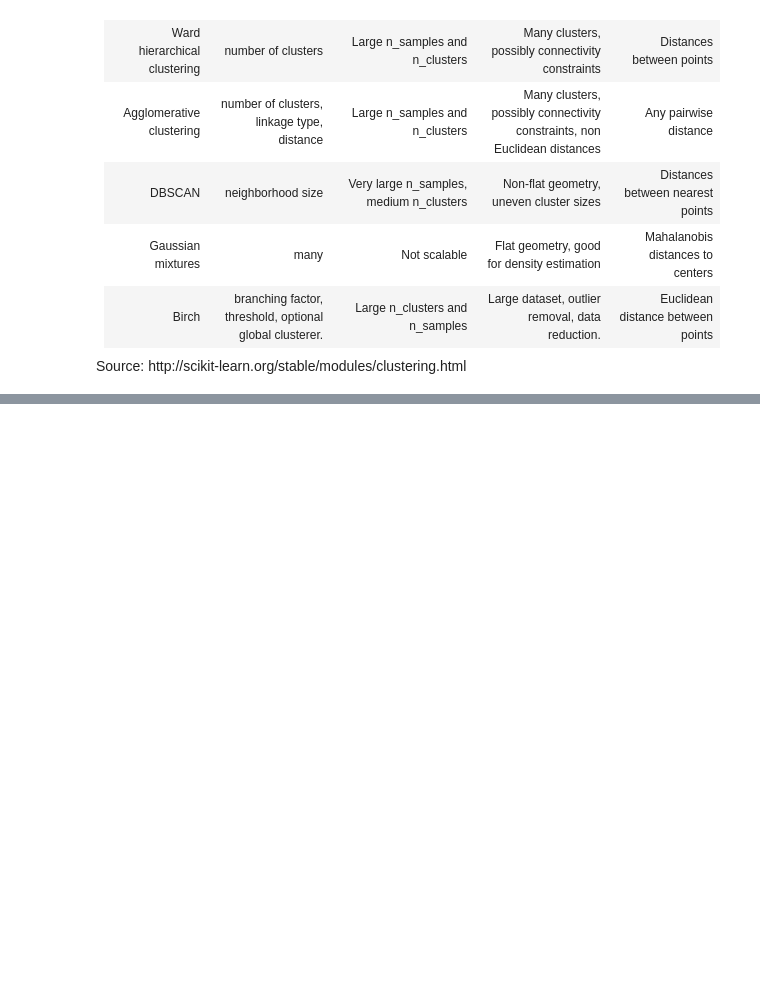
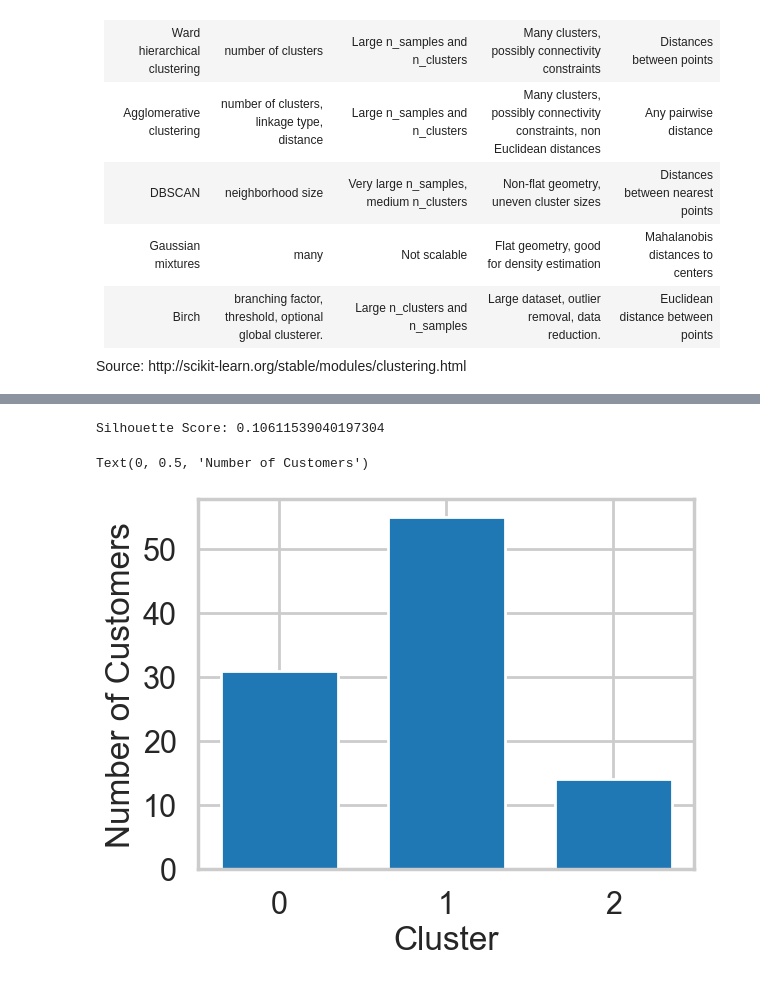
Before and after one commit to amschiltz/springboard_projects, a Jupyter notebook: Clustering_Case_Study_updated_10_15_2020/Clustering Case Study - Customer Segmentation with K-Means - Tier 3.ipynb, the cells around one changed output, grey strips where cells are left out. Saved outputs shown, nothing was run; the diff lists cells and outputs as text; code cells hidden in the pictures; blank space fills up the shorter version.

```diff
--- a/Clustering_Case_Study_updated_10_15_2020/Clustering Case Study - Customer Segmentation with K-Means - Tier 3.ipynb
+++ b/Clustering_Case_Study_updated_10_15_2020/Clustering Case Study - Customer Segmentation with K-Means - Tier 3.ipynb
@@ -767,0 +834,14 @@ Source: http://scikit-learn.org/stable/modules/clustering.html
+# %%
+# Spectral Clustering
+from sklearn.cluster import SpectralClustering
+spectral_model = SpectralClustering(n_clusters=3, random_state=42)
+spectral_labels = spectral_model.fit_predict(x_cols)
+score = silhouette_score(x_cols, spectral_labels)
+print("Silhouette Score:", score)
+plt.hist(spectral_labels, bins=np.arange(max(spectral_labels)+2)-0.5, align='mid', rwidth=0.7)
+plt.xlabel('Cluster')
+plt.ylabel('Number of Customers')
+# %% [output]
+Silhouette Score: 0.10611539040197304
+Text(0, 0.5, 'Number of Customers')
+[figure, added]
```
Also changed, not shown: parts of 16 cells of this notebook.
